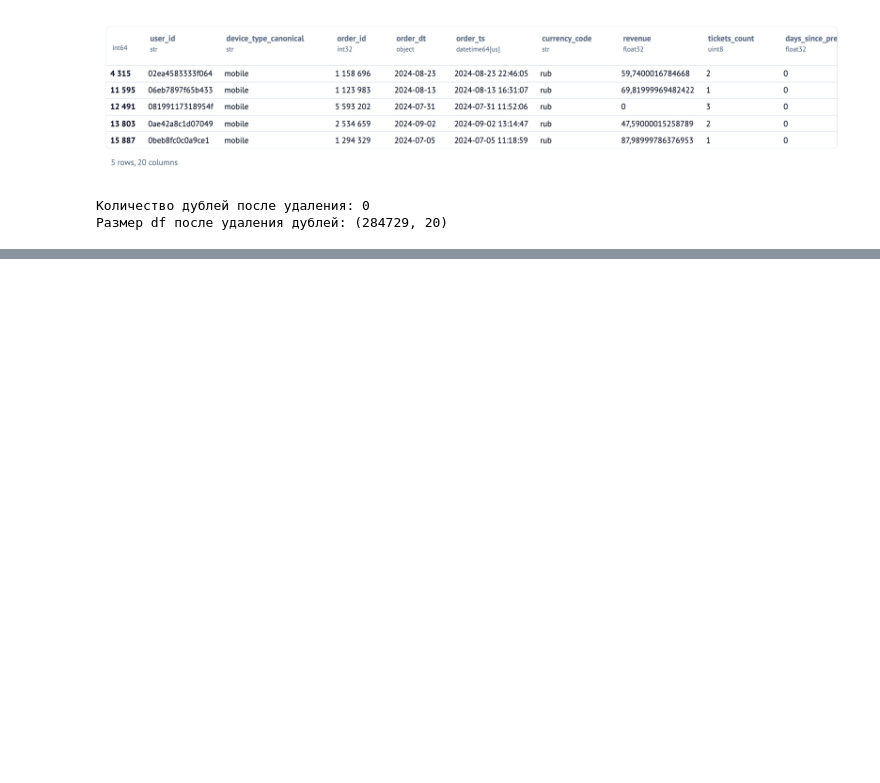
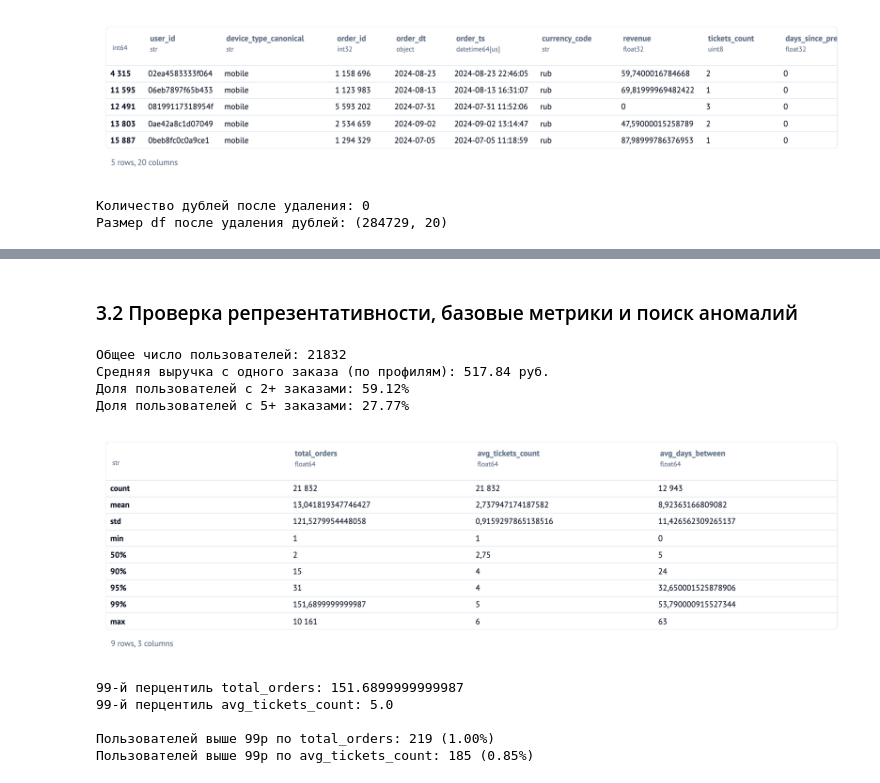
Before and after one commit to achezganov/yandex_afisha_eda, a Jupyter notebook: __marimo__/main.ipynb, the cells around one changed output, grey strips where cells are left out. Cells and saved outputs as stored; diff of their text form; code cells hidden in the pictures; blank space fills up the shorter version.

```diff
--- a/__marimo__/main.ipynb
+++ b/__marimo__/main.ipynb
@@ -452,0 +514,45 @@ print(f"Размер df после удаления дублей: {df.shape}")
+# %% [markdown]
+### 3.2 Проверка репрезентативности, базовые метрики и поиск аномалий
+# %%
+# Посчитаем статистические значения
+
+total_users = user_profile.shape[0]
+
+avg_revenue_per_order = (df['revenue_rub'].sum() / df['order_id'].nunique())
+
+share_is_two = user_profile['is_two'].mean()
+share_is_five = user_profile['is_five'].mean()
+
+# Определим поля для посчета describe()
+cols = ['total_orders', 'avg_tickets_count', 'avg_days_between']
+# %%
+print(f'Общее число пользователей: {total_users}')
+print(f'Средняя выручка с одного заказа (по профилям): {avg_revenue_per_order:.2f} руб.')
+print(f'Доля пользователей с 2+ заказами: {share_is_two:.2%}')
+print(f'Доля пользователей с 5+ заказами: {share_is_five:.2%}')
+user_profile[cols].describe(percentiles=[.5, .9, .95, .99])
+# %% [output]
+Общее число пользователей: 21832
+Средняя выручка с одного заказа (по профилям): 517.84 руб.
+Доля пользователей с 2+ заказами: 59.12%
+Доля пользователей с 5+ заказами: 27.77%
+[figure, added]
+# %%
+# Проверка потенциальных аномалий
+q_orders_99 = user_profile['total_orders'].quantile(0.99)
+q_tickets_99 = user_profile['avg_tickets_count'].quantile(0.99)
+
+print(f'99-й перцентиль total_orders: {q_orders_99}')
+print(f'99-й перцентиль avg_tickets_count: {q_tickets_99}')
+
+anom_orders = user_profile[user_profile['total_orders'] > q_orders_99]
+anom_tickets = user_profile[user_profile['avg_tickets_count'] > q_tickets_99]
+
+print(f'\nПользователей выше 99p по total_orders: {len(anom_orders)} ({len(anom_orders)/len(user_profile):.2%})')
+print(f'Пользователей выше 99p по avg_tickets_count: {len(anom_tickets)} ({len(anom_tickets)/len(user_profile):.2%})')
+# %% [output]
+99-й перцентиль total_orders: 151.6899999999987
+99-й перцентиль avg_tickets_count: 5.0
+
+Пользователей выше 99p по total_orders: 219 (1.00%)
+Пользователей выше 99p по avg_tickets_count: 185 (0.85%)
```
Also changed, not shown: parts of 9 cells of this notebook, 1 other file.
